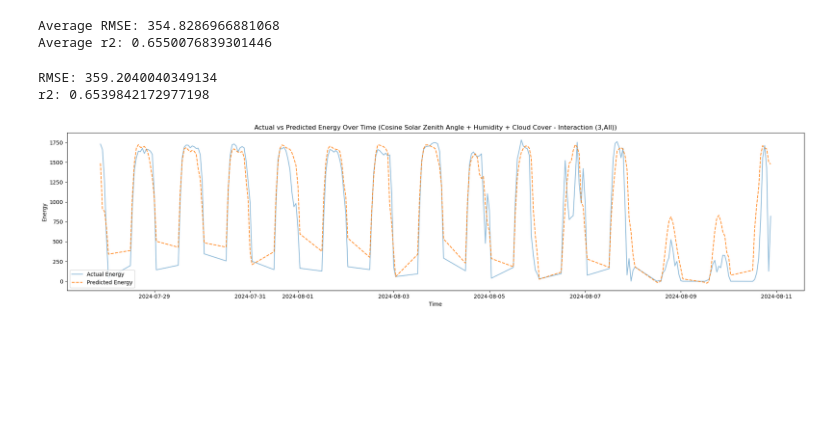
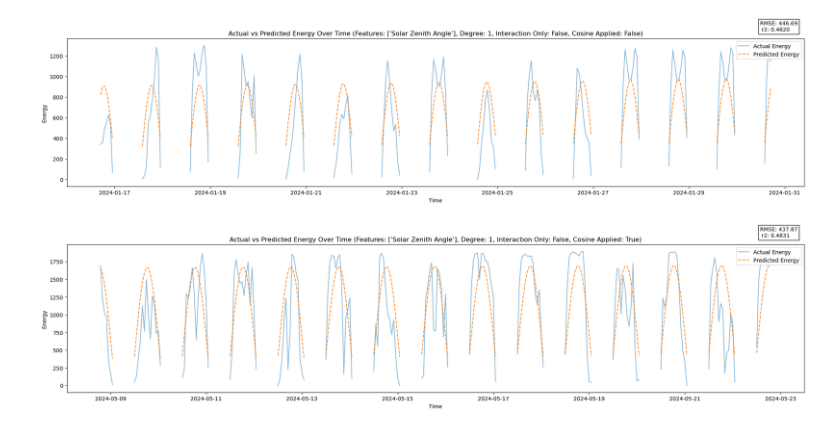
Before and after one commit to jjvillarreal28-maker/fall-2025-predicting-solar-power-generation, a Jupyter notebook: Models/9068_LinearRegressionModels.ipynb, the cells around one changed output. Cells and saved outputs as stored; diff of their text form; code cells hidden in the pictures; blank space fills up the shorter version.

```diff
--- a/Models/9068_LinearRegressionModels.ipynb
+++ b/Models/9068_LinearRegressionModels.ipynb
@@ -647,48 +0,0 @@ r2: 0.6399353144831219
-# %%
-model_11 = Pipeline(steps=[
-    ('feature_change', ColumnTransformer(transformers=[('cos',FunctionTransformer(np.cos),['Solar Zenith Angle'])],remainder='passthrough')),
-    ('poly',PolynomialFeatures(degree=3,interaction_only=False)),
-    ('regression', LinearRegression(n_jobs=-1))
-])
-X_11_22 = SolarDataDay22[['Solar Zenith Angle','tcc','Relative Humidity']]
-y_11_22 = SolarDataDay22['Energy']
-
-dfx22 = X_11_22
-dfy22 = y_11_22
-
-print("Average RMSE:", -cross_val_score(model_11, dfx22, dfy22, cv=tscv, scoring='neg_root_mean_squared_error').mean())
-print("Average r2:", cross_val_score(model_11, dfx22, dfy22, cv=tscv, scoring='r2').mean())
-# %% [output]
-Average RMSE: 354.8286966881068
-Average r2: 0.6550076839301446
-# %%
-days24 = SolarData24.index.unique()
-random_start24 = np.random.choice(days24)
-end_day24 = random_start24+pd.Timedelta(days=14)
-
-model_11.fit(dfx22,dfy22)
-
-X_11_24 = SolarDataDay24[['Solar Zenith Angle','tcc','Relative Humidity']]
-y_11_24 = SolarDataDay24[['Energy']].copy()
-
-dfx24 = X_11_24
-dfy24 = y_11_24
-
-dfy24['Prediction'] = model_11.predict(dfx24)
-
-print('RMSE:',root_mean_squared_error(dfy24.iloc[:,0],dfy24.iloc[:,1]))
-print('r2:',r2_score(dfy24.iloc[:,0],dfy24.iloc[:,1]))
-
-plt.figure(figsize=(20, 5))
-plt.plot(dfy24.loc[random_start24:end_day24].index, dfy24[random_start24:end_day24]['Energy'], label='Actual Energy', alpha=0.5)
-plt.plot(dfy24.loc[random_start24:end_day24].index, dfy24[random_start24:end_day24]['Prediction'], label='Predicted Energy', linestyle='--', alpha=0.9)
-plt.title("Actual vs Predicted Energy Over Time (Cosine Solar Zenith Angle + Humidity + Cloud Cover - Interaction (3,All))")
-plt.xlabel("Time")
-plt.ylabel("Energy")
-plt.legend()
-plt.tight_layout()
-plt.show()
-# %% [output]
-RMSE: 359.2040040349134
-r2: 0.6539842172977198
-[figure, removed]
@@ -694,0 +7,26 @@ r2: 0.6539842172977198
+# %%
+SolarData22 = pd.read_csv('../data/Processed/Solar2022.csv',index_col=0,parse_dates=[0])
+SolarData23 = pd.read_csv('../data/Processed/Solar2023.csv',index_col=0,parse_dates=[0])
+SolarData24 = pd.read_csv('../data/Processed/Solar2024.csv',index_col=0,parse_dates=[0])
+
+#Restrict to when sun ~above horizon
+SolarDataDay22 = SolarData22[SolarData22['Solar Zenith Angle']<np.pi/2]
+SolarDataDay23 = SolarData23[SolarData23['Solar Zenith Angle']<np.pi/2]
+SolarDataDay24 = SolarData24[SolarData24['Solar Zenith Angle']<np.pi/2]
+
+SolarTrain = pd.concat([SolarDataDay22,SolarDataDay23]).dropna()
+SolarTest = SolarDataDay24.copy().dropna()
+# %%
+LinearModels = LinearRegressions(SolarTrain,SolarTest)
+# %%
+key = (['Solar Zenith Angle'],1,False,False)
+LinearModels.fit(*key)
+plot_data('Features: {}, Degree: {}, Interaction Only: {}, Cosine Applied: {}'.format(*key),LinearModels.predictions(*key))
+# %% [output]
+[figure, added]
+# %%
+key = (['Solar Zenith Angle'],1,False,True)
+LinearModels.fit(*key)
+plot_data('Features: {}, Degree: {}, Interaction Only: {}, Cosine Applied: {}'.format(*key),LinearModels.predictions(*key))
+# %% [output]
+[figure, added]
```
Also changed, not shown: parts of 49 cells of this notebook, 44 other files.
